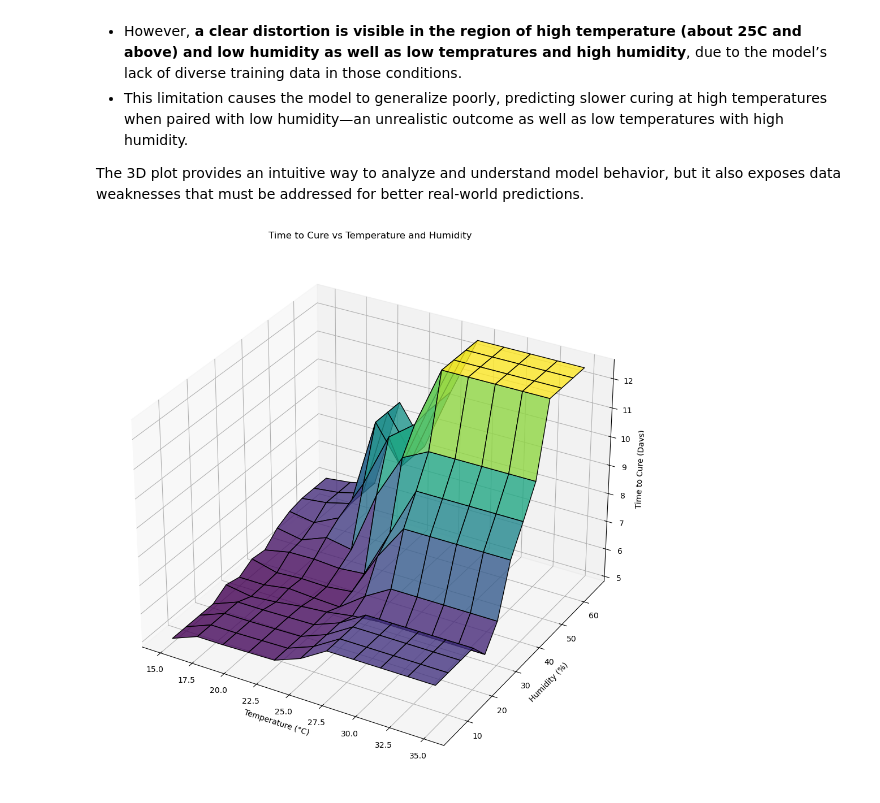
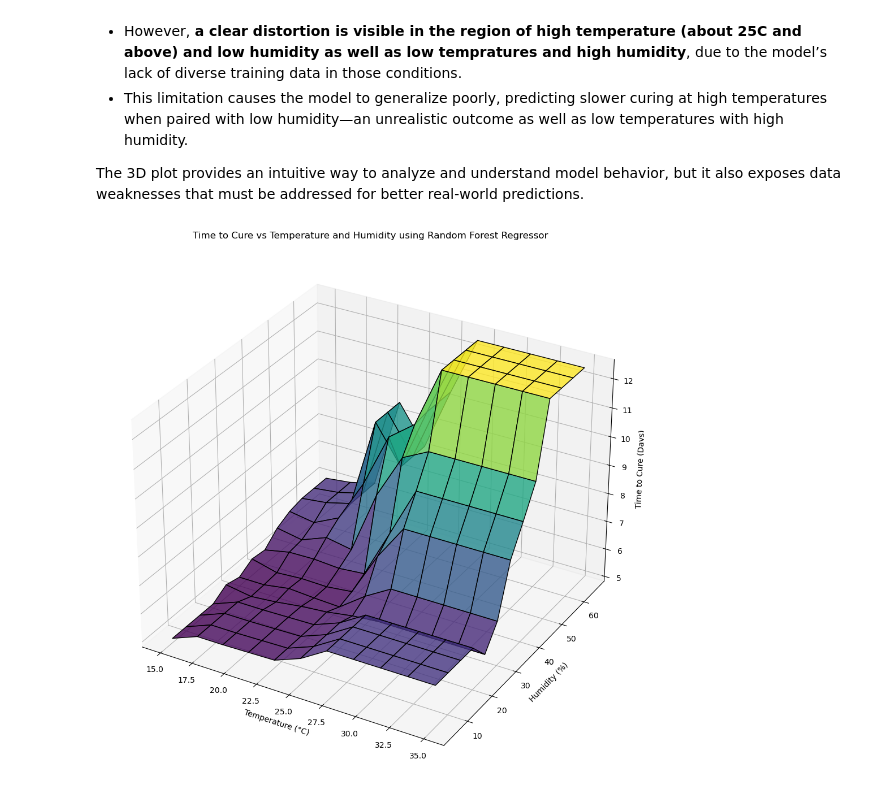
Before and after one commit to Nordtus/BiltongerML, a Jupyter notebook: Bilton_ML.ipynb, the cells around one changed output. Cells and saved outputs as stored; diff of their text form; code cells hidden in the pictures.

```diff
--- a/Bilton_ML.ipynb
+++ b/Bilton_ML.ipynb
@@ -562,32 +567,33 @@ hums = np.arange(5, 70, 5)
 
 # For 3D plotting
 T, H = np.meshgrid(temps, hums)
 CureTimes = np.zeros_like(T, dtype=float)
 
 for i, temp in enumerate(temps):
     for j, hum in enumerate(hums):
         lags = lag_weights.copy()
         for future_time in range(MAX_TIME):
             input_df = predict_future_weight(future_time, temp, hum, lags)
             predicted_weight = model.predict(input_df)[0]
             lags = [predicted_weight] + lags[:-1]
             if predicted_weight < NORMARLIZED_CURE_WEIGHT:
                 CureTimes[j, i] = future_time / 48  # Convert to days
                 break
         else:
             CureTimes[j, i] = MAX_TIME / 48  # Didn't cure
 
 # Plot
 fig = plt.figure(figsize=(14, 10))
 ax = fig.add_subplot(111, projection='3d')
 ax.plot_surface(T, H, CureTimes, cmap='viridis', edgecolor='k', alpha=0.8)
 
 ax.set_xlabel('Temperature (°C)')
 ax.set_ylabel('Humidity (%)')
 ax.set_zlabel('Time to Cure (Days)')
-ax.set_title('Time to Cure vs Temperature and Humidity')
+ax.set_title('Time to Cure vs Temperature and Humidity using Random Forest Regressor')
 
 plt.tight_layout()
+plt.savefig('assets/time-to-cure-3d.png', dpi=150, bbox_inches='tight')
 plt.show()
 # %% [output]
-[figure, old version]
+[figure, new version]
```
Also changed, not shown: parts of 4 cells of this notebook, 17 other files.
